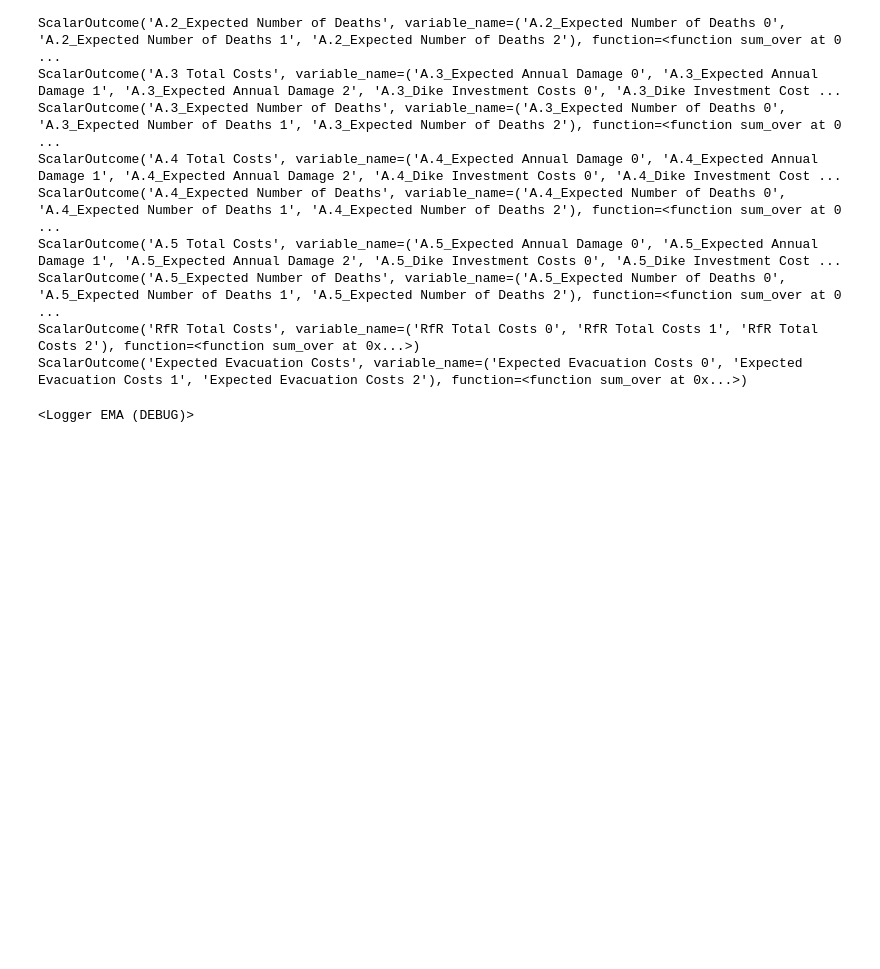
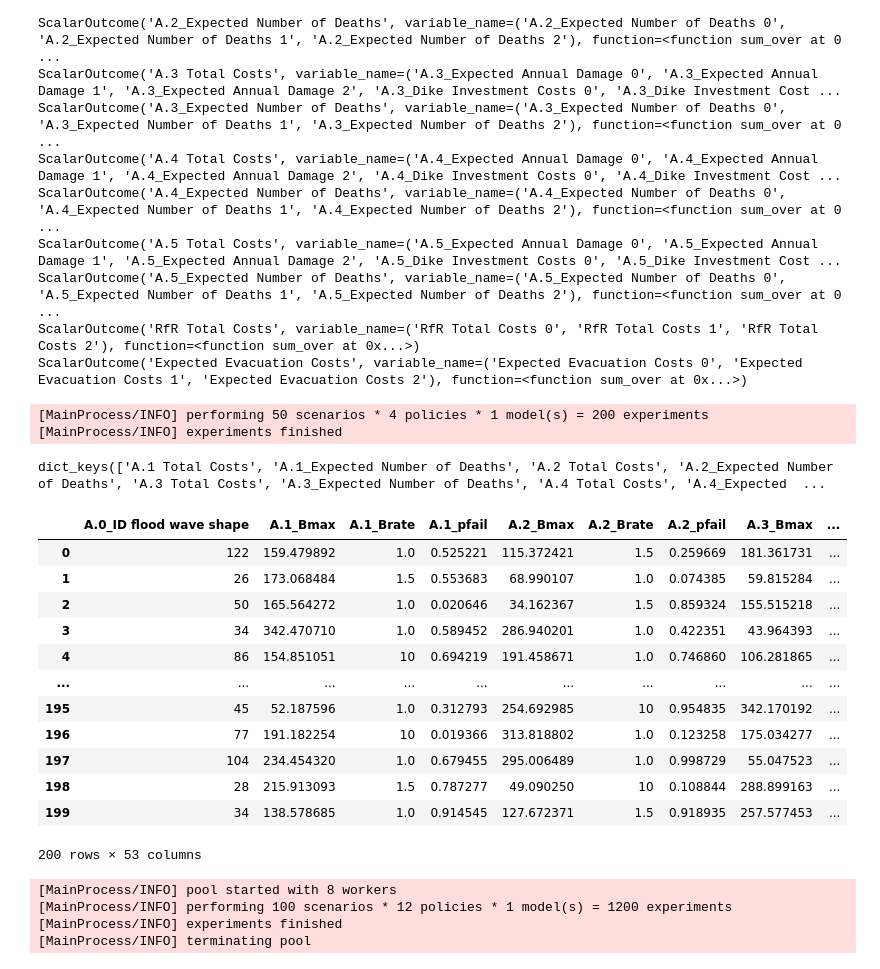
Before and after one commit to hannadenekamp/modelbased, a Jupyter notebook: Problem Formulations.ipynb, the cells around one changed output. Drawn from its saved outputs; the diff is of its cells as text; code cells hidden in the pictures; blank space fills up the shorter version.

```diff
--- a/Problem Formulations.ipynb
+++ b/Problem Formulations.ipynb
@@ -110,6 +109,37 @@ ScalarOutcome('A.5 Total Costs', variable_name=('A.5_Expected Annual Damage 0',
 ScalarOutcome('A.5_Expected Number of Deaths', variable_name=('A.5_Expected Number of Deaths 0', 'A.5_Expected Number of Deaths 1', 'A.5_Expected Number of Deaths 2'), function=<function sum_over at 0 ...
 ScalarOutcome('RfR Total Costs', variable_name=('RfR Total Costs 0', 'RfR Total Costs 1', 'RfR Total Costs 2'), function=<function sum_over at 0x...>)
 ScalarOutcome('Expected Evacuation Costs', variable_name=('Expected Evacuation Costs 0', 'Expected Evacuation Costs 1', 'Expected Evacuation Costs 2'), function=<function sum_over at 0x...>)
+# %%
+#running the model through EMA workbench
+from ema_workbench import (MultiprocessingEvaluator, ema_logging,
+                           perform_experiments, SequentialEvaluator)
+ema_logging.log_to_stderr(ema_logging.INFO)
+
+with SequentialEvaluator(dike_model) as evaluator:
+    results = evaluator.perform_experiments(scenarios=50, policies=4)
+# %% [output]
+[MainProcess/INFO] performing 50 scenarios * 4 policies * 1 model(s) = 200 experiments
+[MainProcess/INFO] experiments finished
+# %%
+#observing the simulation runs
+experiments, outcomes = results
+print(outcomes.keys())
+experiments
+# %% [output]
+dict_keys(['A.1 Total Costs', 'A.1_Expected Number of Deaths', 'A.2 Total Costs', 'A.2_Expected Number of Deaths', 'A.3 Total Costs', 'A.3_Expected Number of Deaths', 'A.4 Total Costs', 'A.4_Expected  ...
+|  | A.0_ID flood wave shape | A.1_Bmax | A.1_Brate | A.1_pfail | A.2_Bmax | A.2_Brate | A.2_pfail | A.3_Bmax | ... |
+| 0 | 122 | 159.479892 | 1.0 | 0.525221 | 115.372421 | 1.5 | 0.259669 | 181.361731 | ... |
+| 1 | 26 | 173.068484 | 1.5 | 0.553683 | 68.990107 | 1.0 | 0.074385 | 59.815284 | ... |
+| 2 | 50 | 165.564272 | 1.0 | 0.020646 | 34.162367 | 1.5 | 0.859324 | 155.515218 | ... |
+| 3 | 34 | 342.470710 | 1.0 | 0.589452 | 286.940201 | 1.0 | 0.422351 | 43.964393 | ... |
+| 4 | 86 | 154.851051 | 10 | 0.694219 | 191.458671 | 1.0 | 0.746860 | 106.281865 | ... |
+| ... | ... | ... | ... | ... | ... | ... | ... | ... | ... |
+| 195 | 45 | 52.187596 | 1.0 | 0.312793 | 254.692985 | 10 | 0.954835 | 342.170192 | ... |
+| 196 | 77 | 191.182254 | 10 | 0.019366 | 313.818802 | 1.0 | 0.123258 | 175.034277 | ... |
+| 197 | 104 | 234.454320 | 1.0 | 0.679455 | 295.006489 | 1.0 | 0.998729 | 55.047523 | ... |
+| 198 | 28 | 215.913093 | 1.5 | 0.787277 | 49.090250 | 10 | 0.108844 | 288.899163 | ... |
+| 199 | 34 | 138.578685 | 1.0 | 0.914545 | 127.672371 | 1.5 | 0.918935 | 257.577453 | ... |
+200 rows × 53 columns
 # %%
 #defining specific policies
 #for example, policy 1 is about extra protection in upper boundary
@@ -169,6 +198,0 @@ policies = [Policy('policy 1', **{' 0_RfR 0':0,
-# %%
-from ema_workbench import (MultiprocessingEvaluator, ema_logging,
-                           perform_experiments, SequentialEvaluator)
-ema_logging.log_to_stderr(ema_logging.INFO)
-# %% [output]
-<Logger EMA (DEBUG)>
@@ -187,2 +199,13 @@ else:
+# %%
+#pass the policies list to EMA workbench experiment runs
+n_scenarios = 100
+with MultiprocessingEvaluator(dike_model) as evaluator:
+    results = evaluator.perform_experiments(n_scenarios,
+                                            policies)
+# %% [output]
+[MainProcess/INFO] pool started with 8 workers
+[MainProcess/INFO] performing 100 scenarios * 12 policies * 1 model(s) = 1200 experiments
+[MainProcess/INFO] experiments finished
+[MainProcess/INFO] terminating pool
 # %%
 import pandas as pd
```
Also changed, not shown: parts of 5 cells of this notebook.
